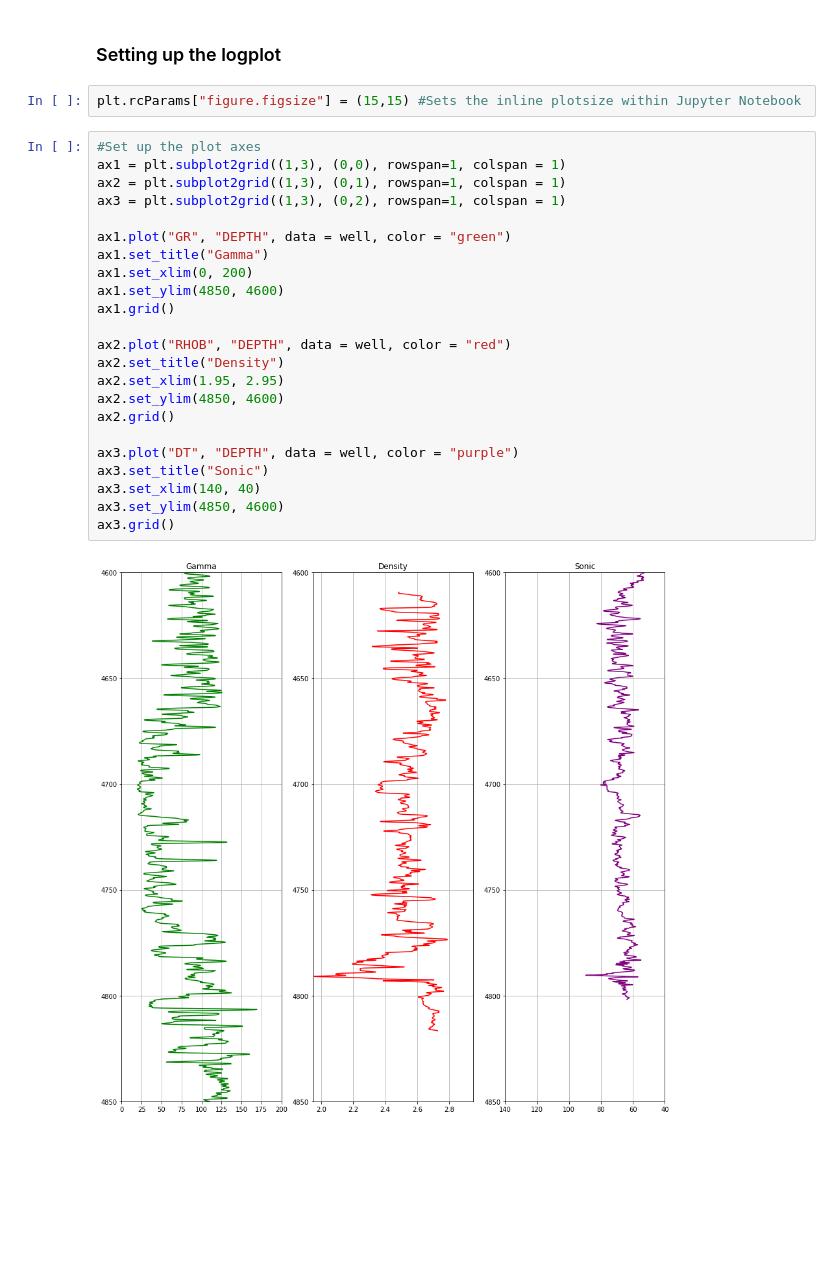
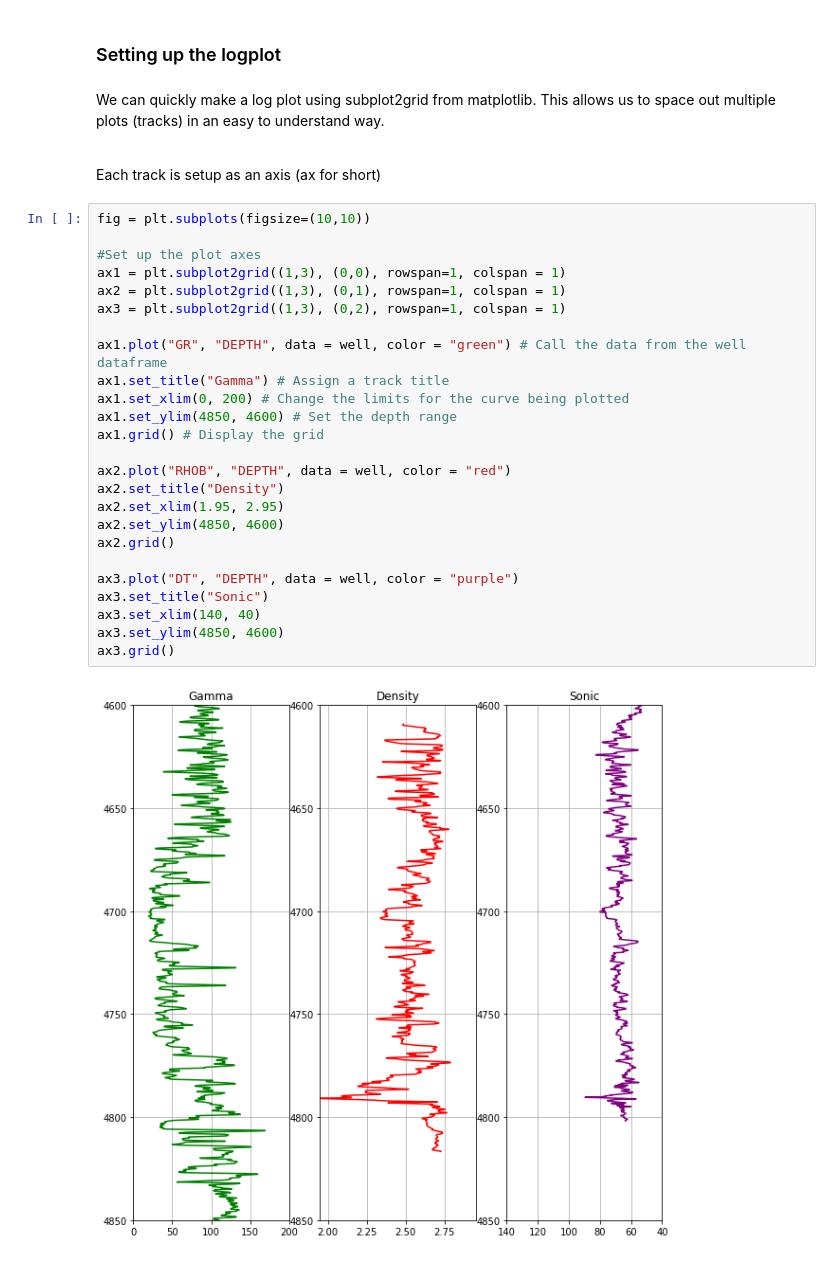
Before and after one commit to andymcdgeo/Petrophysics-Python-Series, a Jupyter notebook: 2 - Displaying a Well Plot with MatPlotLib.ipynb, the cells around one changed output. Drawn from its saved outputs; the diff is of its cells as text; blank space fills up the shorter version.

```diff
--- a/2 - Displaying a Well Plot with MatPlotLib.ipynb
+++ b/2 - Displaying a Well Plot with MatPlotLib.ipynb
@@ -30,30 +30,34 @@ well.describe()
 | max | 4879.700600 | 218.201477 | 120.170410 | 2.788836 | 0.134148 | 0.417384 |
 # %% [markdown]
 ### Setting up the logplot
-# %%
-plt.rcParams["figure.figsize"] = (15,15) #Sets the inline plotsize within Jupyter Notebook
+# %% [markdown]
+We can quickly make a log plot using subplot2grid from matplotlib. This allows us to space out multiple plots (tracks) in an easy to understand way. <br><br>
+
+Each track is setup as an axis (ax for short)
 # %%
+fig = plt.subplots(figsize=(10,10))
+
 #Set up the plot axes
 ax1 = plt.subplot2grid((1,3), (0,0), rowspan=1, colspan = 1)
 ax2 = plt.subplot2grid((1,3), (0,1), rowspan=1, colspan = 1)
 ax3 = plt.subplot2grid((1,3), (0,2), rowspan=1, colspan = 1)
 
-ax1.plot("GR", "DEPTH", data = well, color = "green")
-ax1.set_title("Gamma")
-ax1.set_xlim(0, 200)
-ax1.set_ylim(4850, 4600)
-ax1.grid()
+ax1.plot("GR", "DEPTH", data = well, color = "green") # Call the data from the well dataframe
+ax1.set_title("Gamma") # Assign a track title
+ax1.set_xlim(0, 200) # Change the limits for the curve being plotted
+ax1.set_ylim(4850, 4600) # Set the depth range
+ax1.grid() # Display the grid
 
 ax2.plot("RHOB", "DEPTH", data = well, color = "red")
 ax2.set_title("Density")
 ax2.set_xlim(1.95, 2.95)
 ax2.set_ylim(4850, 4600)
 ax2.grid()
 
 ax3.plot("DT", "DEPTH", data = well, color = "purple")
 ax3.set_title("Sonic")
 ax3.set_xlim(140, 40)
 ax3.set_ylim(4850, 4600)
 ax3.grid()
 # %% [output]
-[figure, old version]
+[figure, new version]
```
Also changed, not shown: parts of 5 cells of this notebook.
